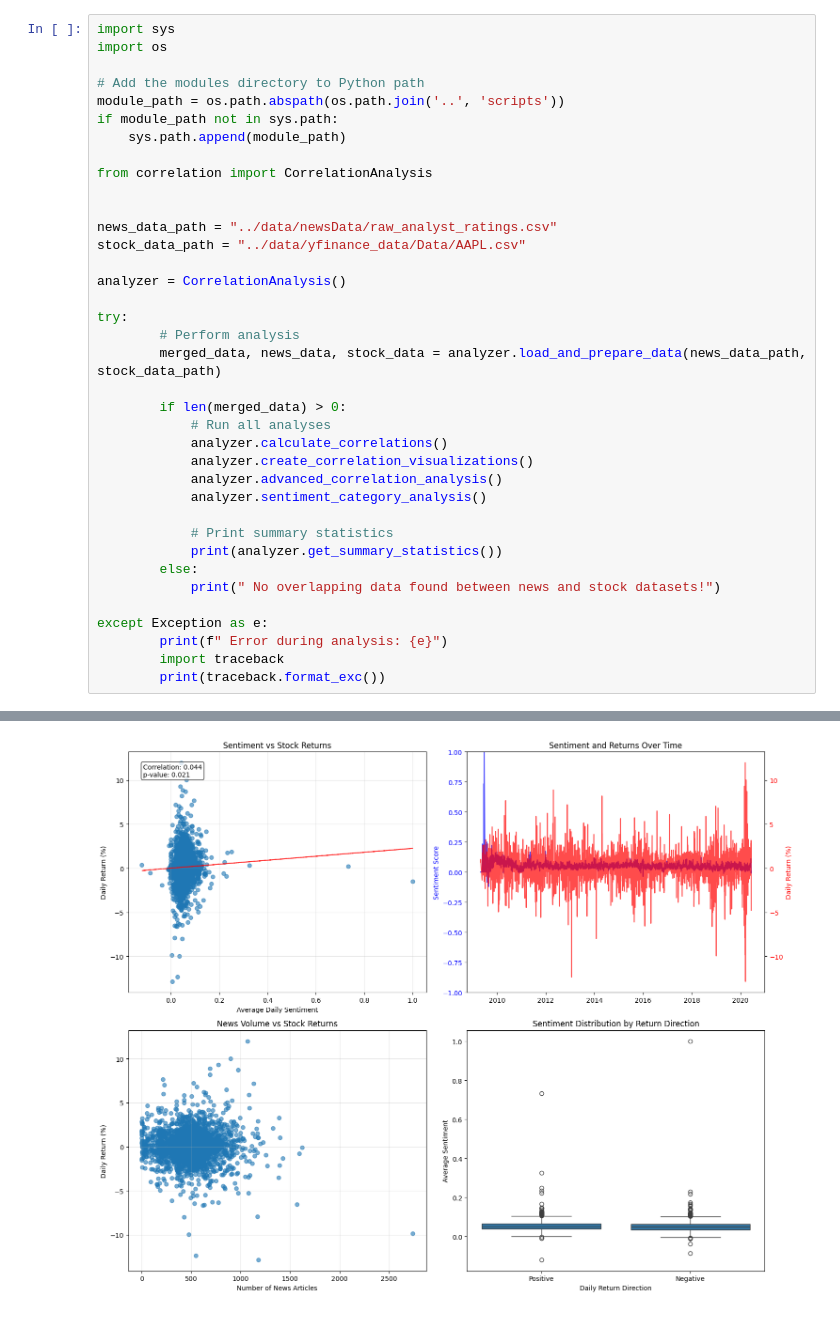
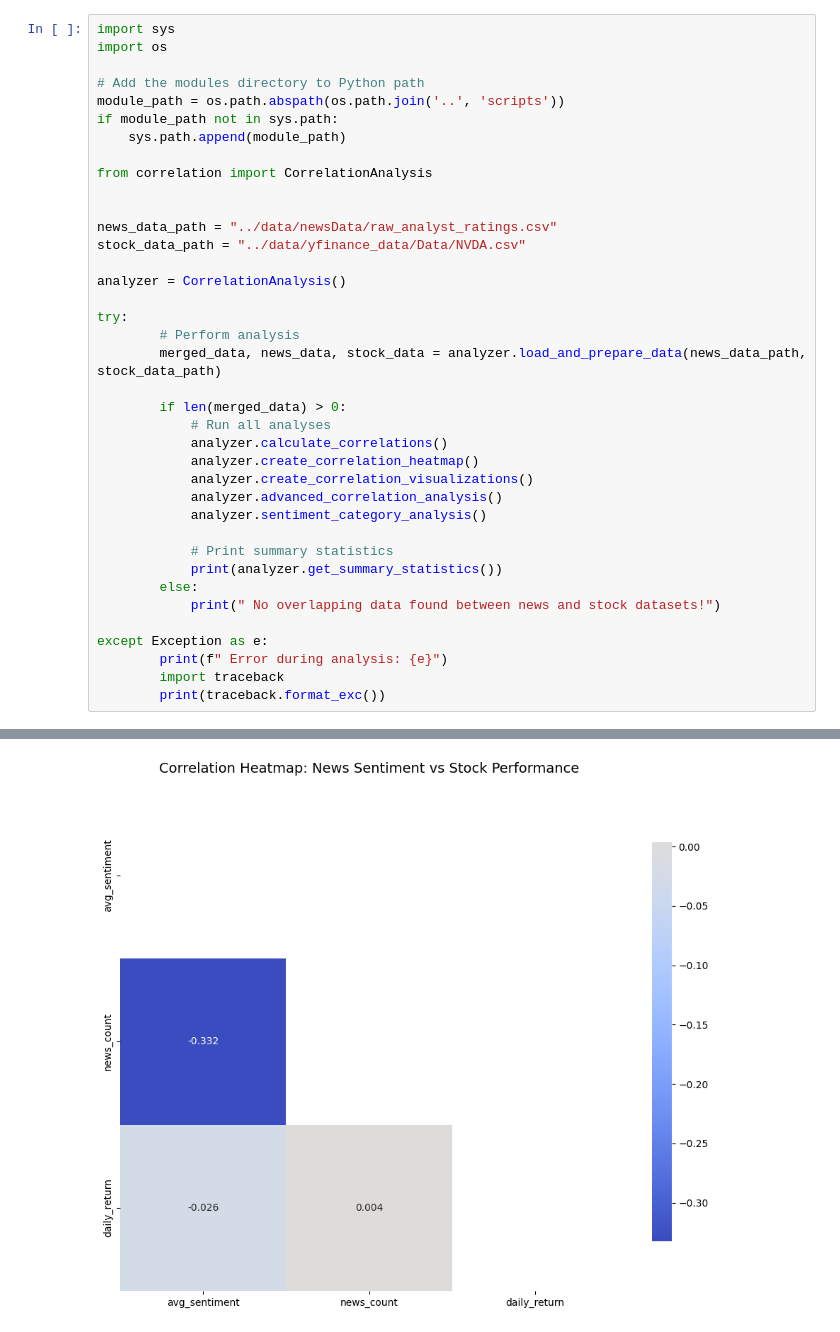
Before and after one commit to zerubabelalpha/Stock-market-analysis-project, a Jupyter notebook: notebooks/correlation.ipynb, the cells around one changed output, grey strips where cells are left out. Saved outputs shown, nothing was run; the diff lists cells and outputs as text.

Commit message:
updata: analysis in new data

```diff
--- a/notebooks/correlation.ipynb
+++ b/notebooks/correlation.ipynb
@@ -11,7 +11,7 @@ from correlation import CorrelationAnalysis
 
 
 news_data_path = "../data/newsData/raw_analyst_ratings.csv"
-stock_data_path = "../data/yfinance_data/Data/AAPL.csv"
+stock_data_path = "../data/yfinance_data/Data/NVDA.csv"
 
 analyzer = CorrelationAnalysis()
 
@@ -22,6 +22,7 @@ try:
         if len(merged_data) > 0:
             # Run all analyses
             analyzer.calculate_correlations()
+            analyzer.create_correlation_heatmap()
             analyzer.create_correlation_visualizations()
             analyzer.advanced_correlation_analysis()
             analyzer.sentiment_category_analysis()
@@ -58 +57 @@ Lag 5 day(s): -0.0018 (p-value: 0.9254) _X_
-[figure, old version]
+[figure, new version]
```
Also changed, not shown: parts of 1 cell of this notebook, 4 other files.
